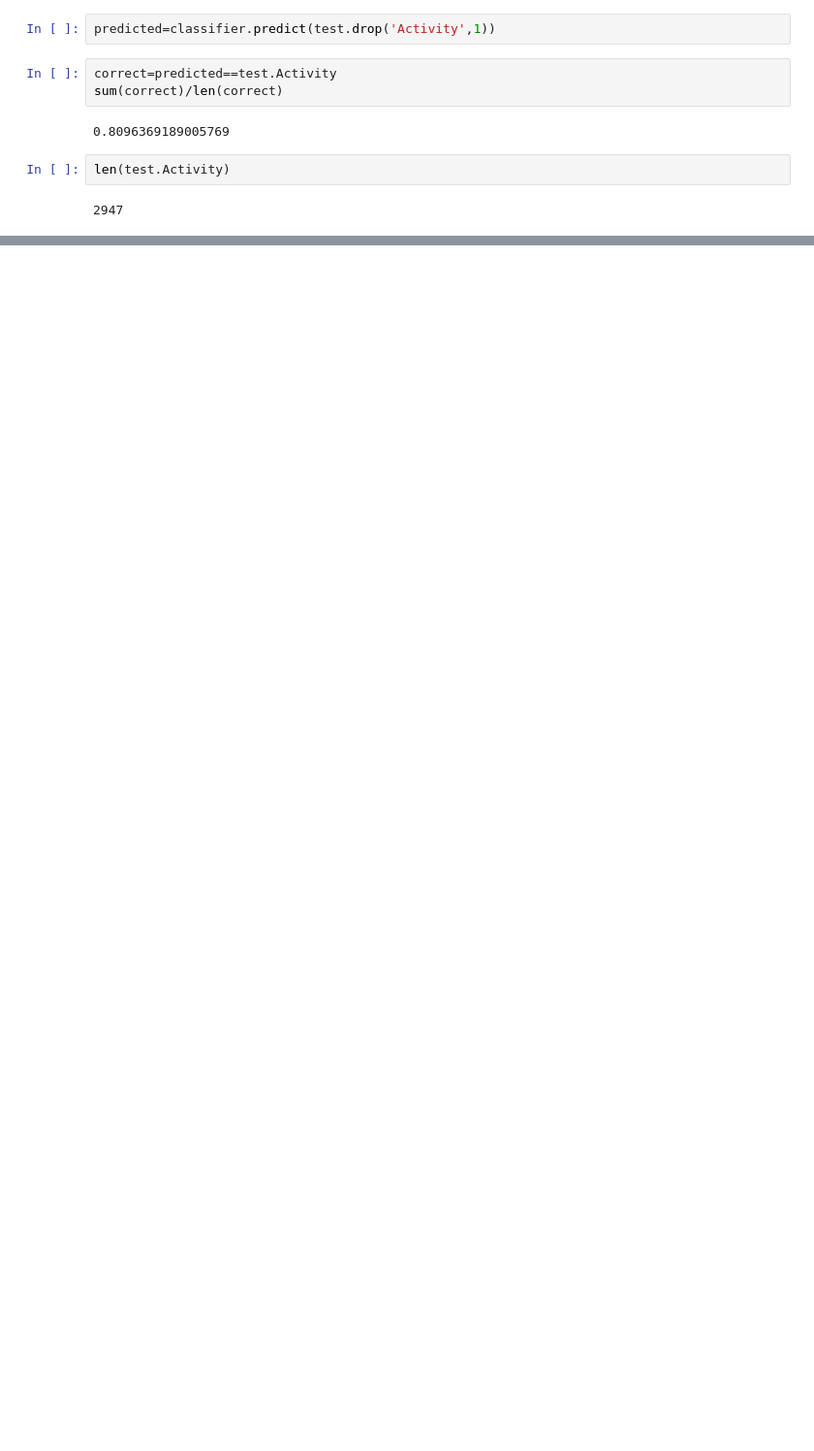
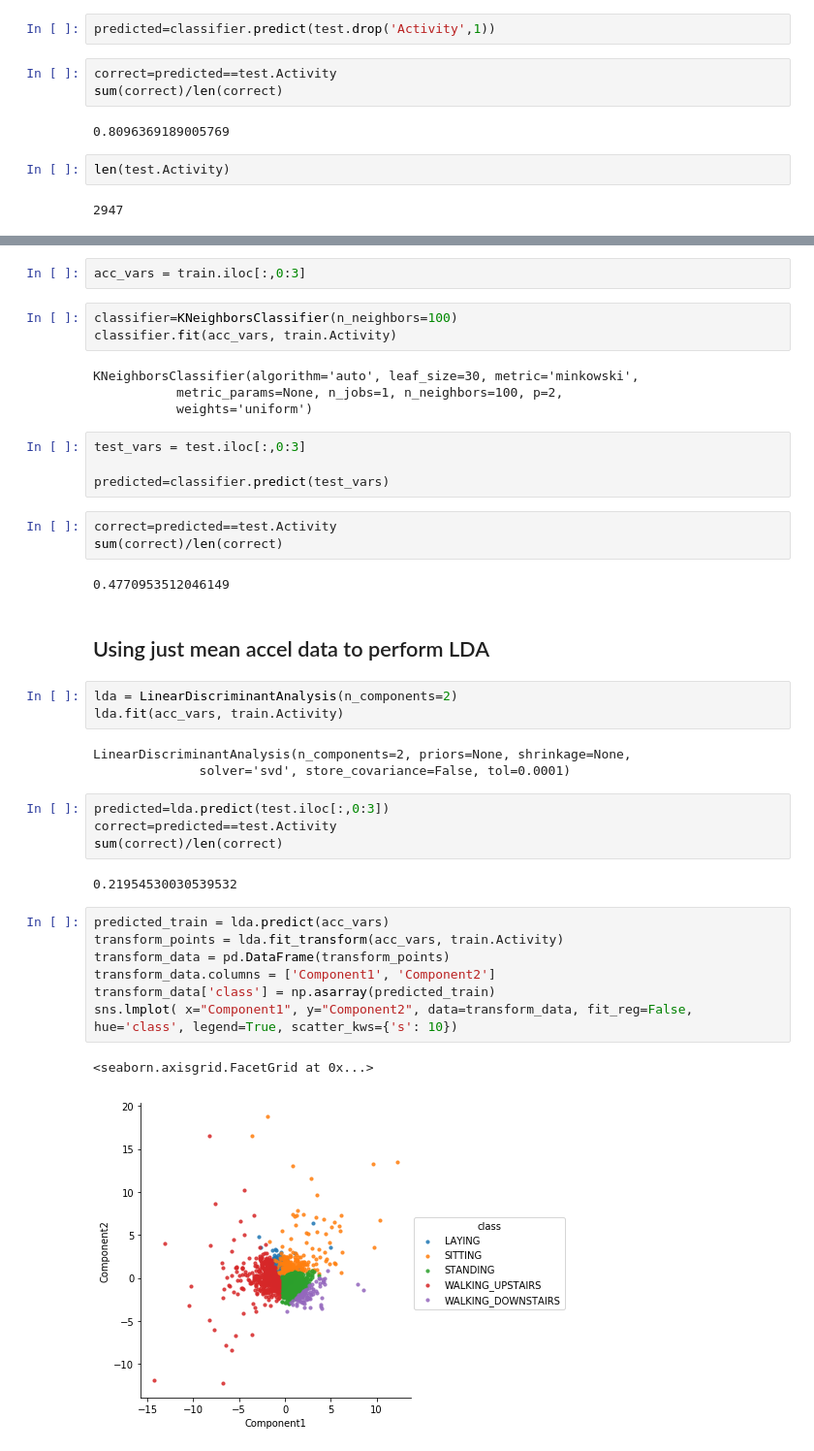
Before and after one commit to prava-d/Data-Science-Final, a Jupyter notebook: data-vis.ipynb, the cells around one changed output, grey strips where cells are left out. Shown at 97% size. Cells and saved outputs as stored; diff of their text form; blank space fills up the shorter version.

```diff
--- a/data-vis.ipynb
+++ b/data-vis.ipynb
@@ -73,0 +125,42 @@ len(test.Activity)
+# %%
+acc_vars = train.iloc[:,0:3]
+# %%
+classifier=KNeighborsClassifier(n_neighbors=100)
+classifier.fit(acc_vars, train.Activity)
+# %% [output]
+KNeighborsClassifier(algorithm='auto', leaf_size=30, metric='minkowski',
+           metric_params=None, n_jobs=1, n_neighbors=100, p=2,
+           weights='uniform')
+# %%
+test_vars = test.iloc[:,0:3]
+
+predicted=classifier.predict(test_vars)
+# %%
+correct=predicted==test.Activity
+sum(correct)/len(correct)
+# %% [output]
+0.4770953512046149
+# %% [markdown]
+## Using just mean accel data to perform LDA
+# %%
+lda = LinearDiscriminantAnalysis(n_components=2)
+lda.fit(acc_vars, train.Activity)
+# %% [output]
+LinearDiscriminantAnalysis(n_components=2, priors=None, shrinkage=None,
+              solver='svd', store_covariance=False, tol=0.0001)
+# %%
+predicted=lda.predict(test.iloc[:,0:3])
+correct=predicted==test.Activity
+sum(correct)/len(correct)
+# %% [output]
+0.21954530030539532
+# %%
+predicted_train = lda.predict(acc_vars)
+transform_points = lda.fit_transform(acc_vars, train.Activity)
+transform_data = pd.DataFrame(transform_points)
+transform_data.columns = ['Component1', 'Component2']
+transform_data['class'] = np.asarray(predicted_train)
+sns.lmplot( x="Component1", y="Component2", data=transform_data, fit_reg=False, hue='class', legend=True, scatter_kws={'s': 10})
+# %% [output]
+<seaborn.axisgrid.FacetGrid at 0x...>
+[figure, added]
```
Also changed, not shown: parts of 17 cells of this notebook.
